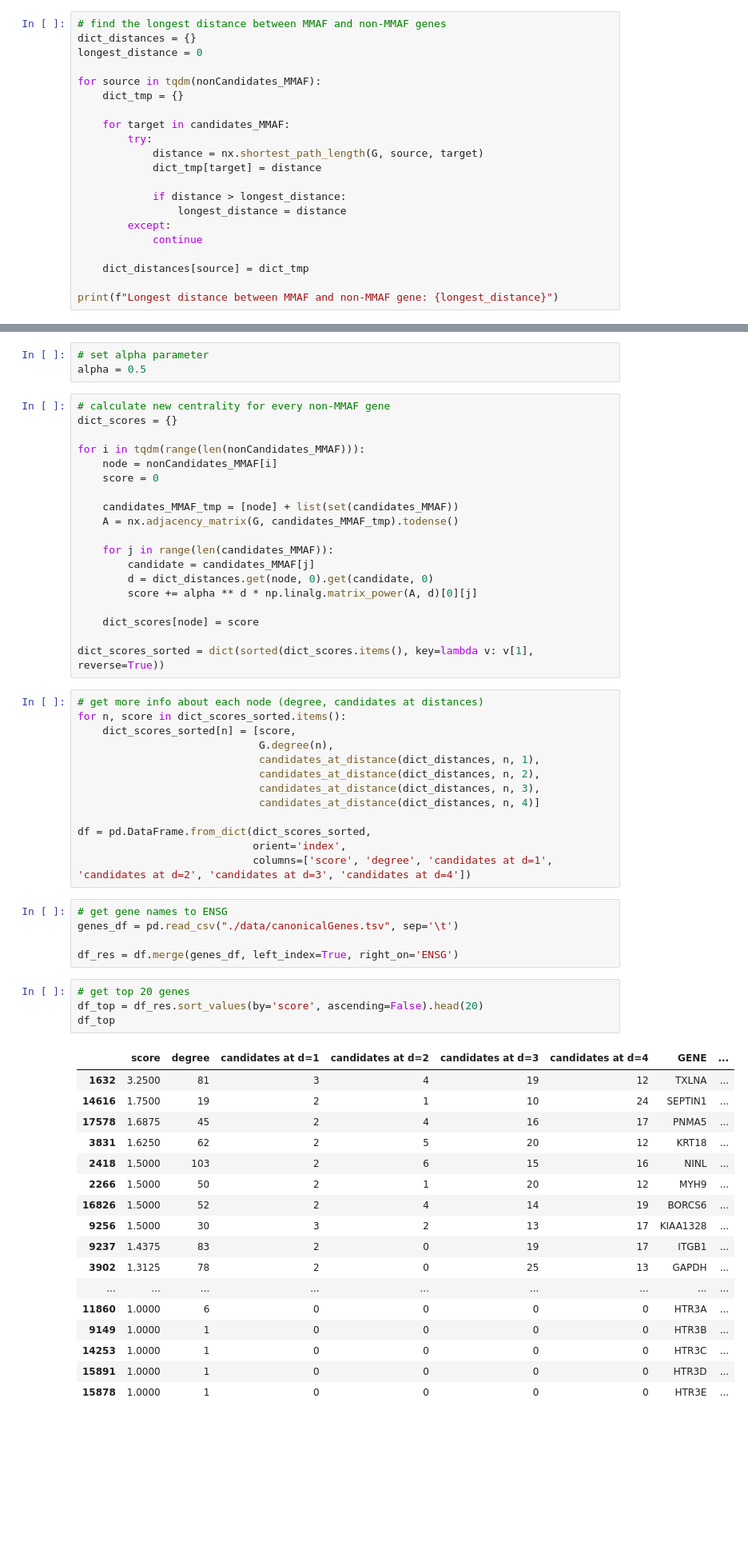
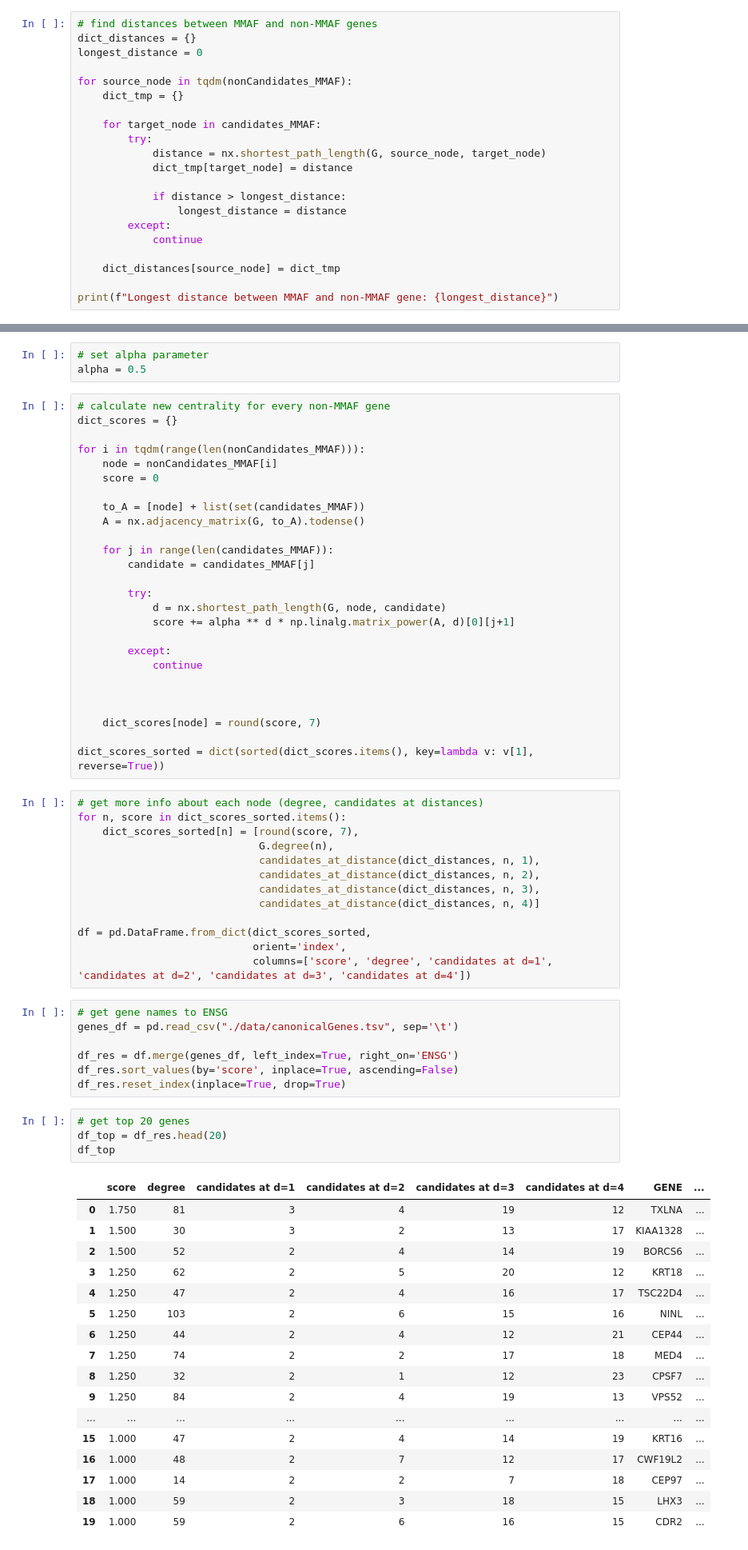
Before and after one commit to jjjk123/grexome-TIMC-Secondary-interactome, a Jupyter notebook: Interactome/test_newCentrality20240213.ipynb, the cells around one changed output, grey strips where cells are left out. Shown at 80% size. Saved outputs shown, nothing was run; the diff lists cells and outputs as text; blank space fills up the shorter version.

```diff
--- a/Interactome/test_newCentrality20240213.ipynb
+++ b/Interactome/test_newCentrality20240213.ipynb
@@ -37,24 +33,24 @@ print(f"Interactome size: {len(G.nodes())}, number of MMAF candidates in interac
 # %% [output]
 Interactome size: 14465, number of MMAF candidates in interactome: 40
 # %%
-# find the longest distance between MMAF and non-MMAF genes
+# find distances between MMAF and non-MMAF genes
 dict_distances = {}
 longest_distance = 0
 
-for source in tqdm(nonCandidates_MMAF):
+for source_node in tqdm(nonCandidates_MMAF):
     dict_tmp = {}
 
-    for target in candidates_MMAF:
+    for target_node in candidates_MMAF:
         try:
-            distance = nx.shortest_path_length(G, source, target)
-            dict_tmp[target] = distance
+            distance = nx.shortest_path_length(G, source_node, target_node)
+            dict_tmp[target_node] = distance
 
             if distance > longest_distance:
                 longest_distance = distance
         except:
             continue
 
-    dict_distances[source] = dict_tmp
+    dict_distances[source_node] = dict_tmp
 
 print(f"Longest distance between MMAF and non-MMAF gene: {longest_distance}")
 # %% [output]
@@ -72,21 +68,28 @@ for i in tqdm(range(len(nonCandidates_MMAF))):
     node = nonCandidates_MMAF[i]
     score = 0
 
-    candidates_MMAF_tmp = [node] + list(set(candidates_MMAF))
-    A = nx.adjacency_matrix(G, candidates_MMAF_tmp).todense()
+    to_A = [node] + list(set(candidates_MMAF))
+    A = nx.adjacency_matrix(G, to_A).todense()
 
     for j in range(len(candidates_MMAF)):
         candidate = candidates_MMAF[j]
-        d = dict_distances.get(node, 0).get(candidate, 0)
-        score += alpha ** d * np.linalg.matrix_power(A, d)[0][j]
 
-    dict_scores[node] = score
+        try:
+            d = nx.shortest_path_length(G, node, candidate)
+            score += alpha ** d * np.linalg.matrix_power(A, d)[0][j+1]
+
+        except:
+            continue
+
+
+
+    dict_scores[node] = round(score, 7)
 
 dict_scores_sorted = dict(sorted(dict_scores.items(), key=lambda v: v[1], reverse=True))
 # %%
 # get more info about each node (degree, candidates at distances)
 for n, score in dict_scores_sorted.items():
-    dict_scores_sorted[n] = [score,
+    dict_scores_sorted[n] = [round(score, 7),
                              G.degree(n),
                              candidates_at_distance(dict_distances, n, 1),
                              candidates_at_distance(dict_distances, n, 2),
@@ -101,25 +104,27 @@ df = pd.DataFrame.from_dict(dict_scores_sorted,
 genes_df = pd.read_csv("./data/canonicalGenes.tsv", sep='\t')
 
 df_res = df.merge(genes_df, left_index=True, right_on='ENSG')
+df_res.sort_values(by='score', inplace=True, ascending=False)
+df_res.reset_index(inplace=True, drop=True)
 # %%
 # get top 20 genes
-df_top = df_res.sort_values(by='score', ascending=False).head(20)
+df_top = df_res.head(20)
 df_top
 # %% [output]
 |  | score | degree | candidates at d=1 | candidates at d=2 | candidates at d=3 | candidates at d=4 | GENE | ... |
-| 1632 | 3.2500 | 81 | 3 | 4 | 19 | 12 | TXLNA | ... |
-| 14616 | 1.7500 | 19 | 2 | 1 | 10 | 24 | SEPTIN1 | ... |
-| 17578 | 1.6875 | 45 | 2 | 4 | 16 | 17 | PNMA5 | ... |
-| 3831 | 1.6250 | 62 | 2 | 5 | 20 | 12 | KRT18 | ... |
-| 2418 | 1.5000 | 103 | 2 | 6 | 15 | 16 | NINL | ... |
-| 2266 | 1.5000 | 50 | 2 | 1 | 20 | 12 | MYH9 | ... |
-| 16826 | 1.5000 | 52 | 2 | 4 | 14 | 19 | BORCS6 | ... |
-| 9256 | 1.5000 | 30 | 3 | 2 | 13 | 17 | KIAA1328 | ... |
-| 9237 | 1.4375 | 83 | 2 | 0 | 19 | 17 | ITGB1 | ... |
-| 3902 | 1.3125 | 78 | 2 | 0 | 25 | 13 | GAPDH | ... |
+| 0 | 1.750 | 81 | 3 | 4 | 19 | 12 | TXLNA | ... |
+| 1 | 1.500 | 30 | 3 | 2 | 13 | 17 | KIAA1328 | ... |
+| 2 | 1.500 | 52 | 2 | 4 | 14 | 19 | BORCS6 | ... |
+| 3 | 1.250 | 62 | 2 | 5 | 20 | 12 | KRT18 | ... |
+| 4 | 1.250 | 47 | 2 | 4 | 16 | 17 | TSC22D4 | ... |
+| 5 | 1.250 | 103 | 2 | 6 | 15 | 16 | NINL | ... |
+| 6 | 1.250 | 44 | 2 | 4 | 12 | 21 | CEP44 | ... |
+| 7 | 1.250 | 74 | 2 | 2 | 17 | 18 | MED4 | ... |
+| 8 | 1.250 | 32 | 2 | 1 | 12 | 23 | CPSF7 | ... |
+| 9 | 1.250 | 84 | 2 | 4 | 19 | 13 | VPS52 | ... |
 | ... | ... | ... | ... | ... | ... | ... | ... | ... |
-| 11860 | 1.0000 | 6 | 0 | 0 | 0 | 0 | HTR3A | ... |
-| 9149 | 1.0000 | 1 | 0 | 0 | 0 | 0 | HTR3B | ... |
-| 14253 | 1.0000 | 1 | 0 | 0 | 0 | 0 | HTR3C | ... |
-| 15891 | 1.0000 | 1 | 0 | 0 | 0 | 0 | HTR3D | ... |
-| 15878 | 1.0000 | 1 | 0 | 0 | 0 | 0 | HTR3E | ... |
+| 15 | 1.000 | 47 | 2 | 4 | 14 | 19 | KRT16 | ... |
+| 16 | 1.000 | 48 | 2 | 7 | 12 | 17 | CWF19L2 | ... |
+| 17 | 1.000 | 14 | 2 | 2 | 7 | 18 | CEP97 | ... |
+| 18 | 1.000 | 59 | 2 | 3 | 18 | 15 | LHX3 | ... |
+| 19 | 1.000 | 59 | 2 | 6 | 16 | 15 | CDR2 | ... |
```
Also changed, not shown: parts of 14 cells of this notebook.
